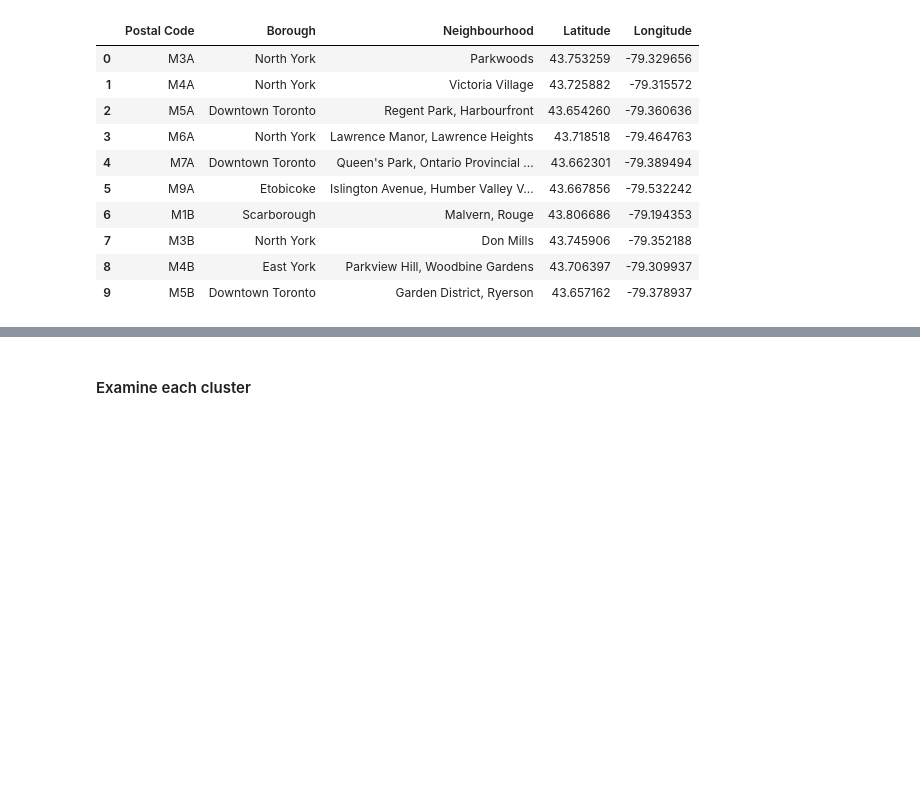
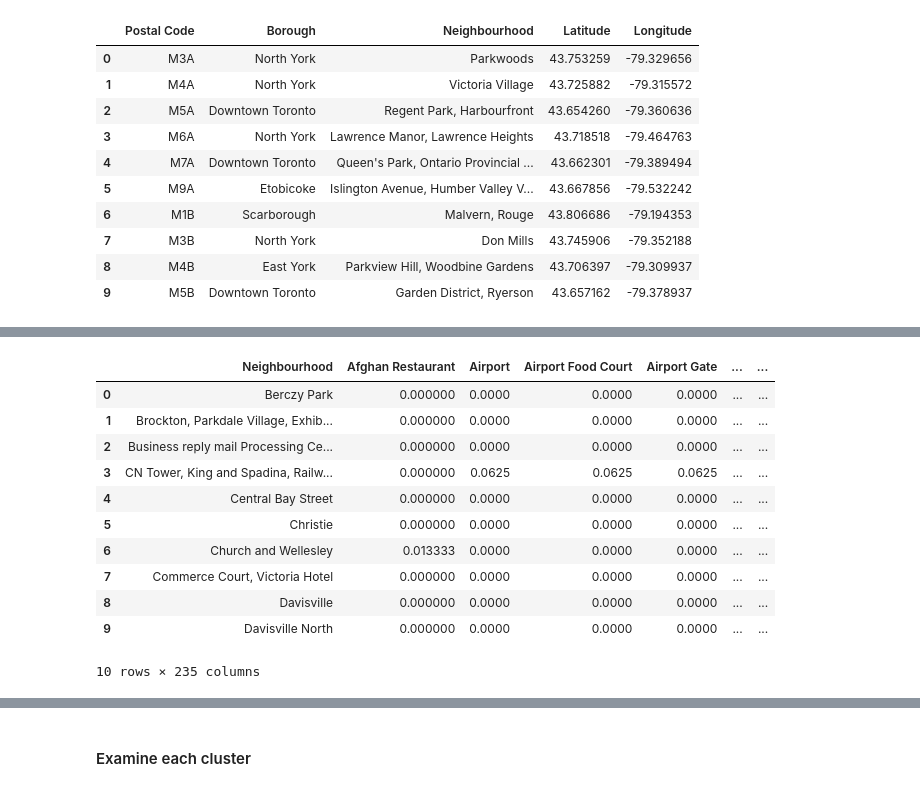
Before and after one commit to CustodioDaniel/Coursera_Capstone, a Jupyter notebook: jupyter/Captstone_Toronto_Assignment_notebook_IBM.ipynb, the cells around one changed output, grey strips where cells are left out. Cells and saved outputs as stored; diff of their text form; code cells hidden in the pictures; blank space fills up the shorter version.

```diff
--- a/jupyter/Captstone_Toronto_Assignment_notebook_IBM.ipynb
+++ b/jupyter/Captstone_Toronto_Assignment_notebook_IBM.ipynb
@@ -289,13 +386,13 @@ print('There are {} uniques categories.'.format(len(borough_Toronto_venues['Venu
 # %%
-# analyse each neighborhood in boroughs that contain the word "Toronto"
+# analyse each neighbourhood in boroughs that contain the word "Toronto"
 
 # one hot encoding
 borough_Toronto_onehot = pd.get_dummies(borough_Toronto_venues[['Venue Category']], prefix="", prefix_sep="")
 
-# add neighborhood column back to dataframe
-borough_Toronto_onehot['Neighborhood'] = borough_Toronto_venues['Neighborhood']
+# add neighbourhood column back to dataframe
+borough_Toronto_onehot['Neighbourhood'] = borough_Toronto_venues['Neighbourhood']
 
-# move neighborhood column to the first column
+# move neighbourhood column to the first column
 fixed_columns = [borough_Toronto_onehot.columns[-1]] + list(borough_Toronto_onehot.columns[:-1])
 borough_Toronto_onehot = borough_Toronto_onehot[fixed_columns]
 
@@ -305,7 +412,20 @@ borough_Toronto_onehot.shape
 # %%
-# let's group rows by neighborhood and by taking the mean of the frequency of occurrence of each category
+# let's group rows by neighbourhood and by taking the mean of the frequency of occurrence of each category
 
-borough_Toronto_grouped = borough_Toronto_onehot.groupby('Neighborhood').mean().reset_index()
+borough_Toronto_grouped = borough_Toronto_onehot.groupby('Neighbourhood').mean().reset_index()
 borough_Toronto_grouped.head(10)
+# %% [output]
+|  | Neighbourhood | Afghan Restaurant | Airport | Airport Food Court | Airport Gate | ... | ... |
+| 0 | Berczy Park | 0.000000 | 0.0000 | 0.0000 | 0.0000 | ... | ... |
+| 1 | Brockton, Parkdale Village, Exhib... | 0.000000 | 0.0000 | 0.0000 | 0.0000 | ... | ... |
+| 2 | Business reply mail Processing Ce... | 0.000000 | 0.0000 | 0.0000 | 0.0000 | ... | ... |
+| 3 | CN Tower, King and Spadina, Railw... | 0.000000 | 0.0625 | 0.0625 | 0.0625 | ... | ... |
+| 4 | Central Bay Street | 0.000000 | 0.0000 | 0.0000 | 0.0000 | ... | ... |
+| 5 | Christie | 0.000000 | 0.0000 | 0.0000 | 0.0000 | ... | ... |
+| 6 | Church and Wellesley | 0.013333 | 0.0000 | 0.0000 | 0.0000 | ... | ... |
+| 7 | Commerce Court, Victoria Hotel | 0.000000 | 0.0000 | 0.0000 | 0.0000 | ... | ... |
+| 8 | Davisville | 0.000000 | 0.0000 | 0.0000 | 0.0000 | ... | ... |
+| 9 | Davisville North | 0.000000 | 0.0000 | 0.0000 | 0.0000 | ... | ... |
+10 rows × 235 columns
 # %%
 borough_Toronto_grouped.shape
```
Also changed, not shown: parts of 37 cells of this notebook.
